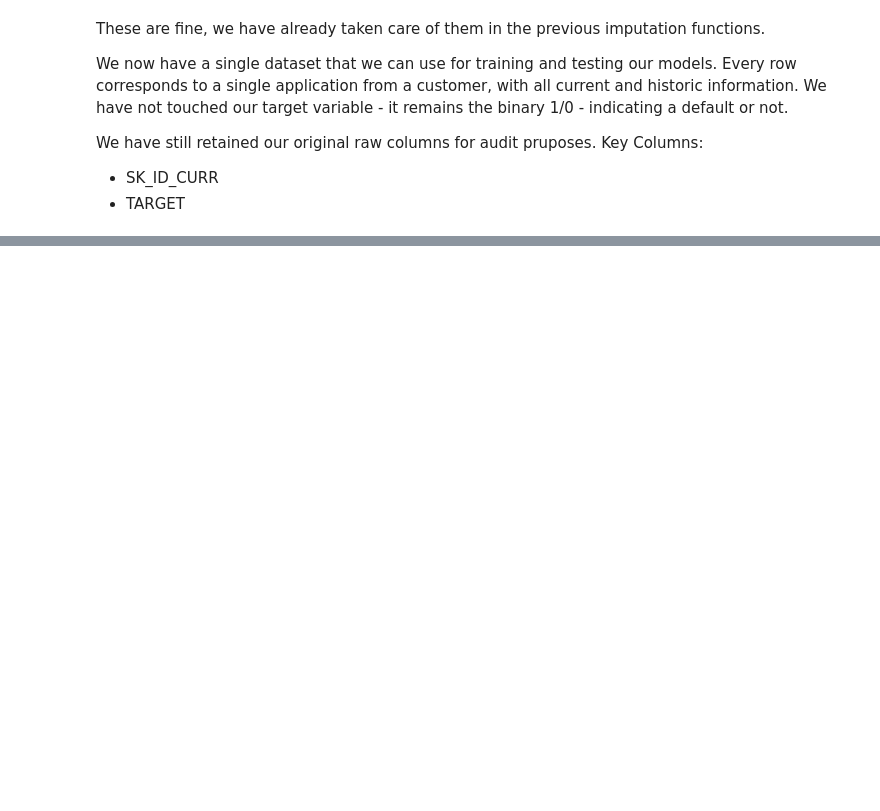
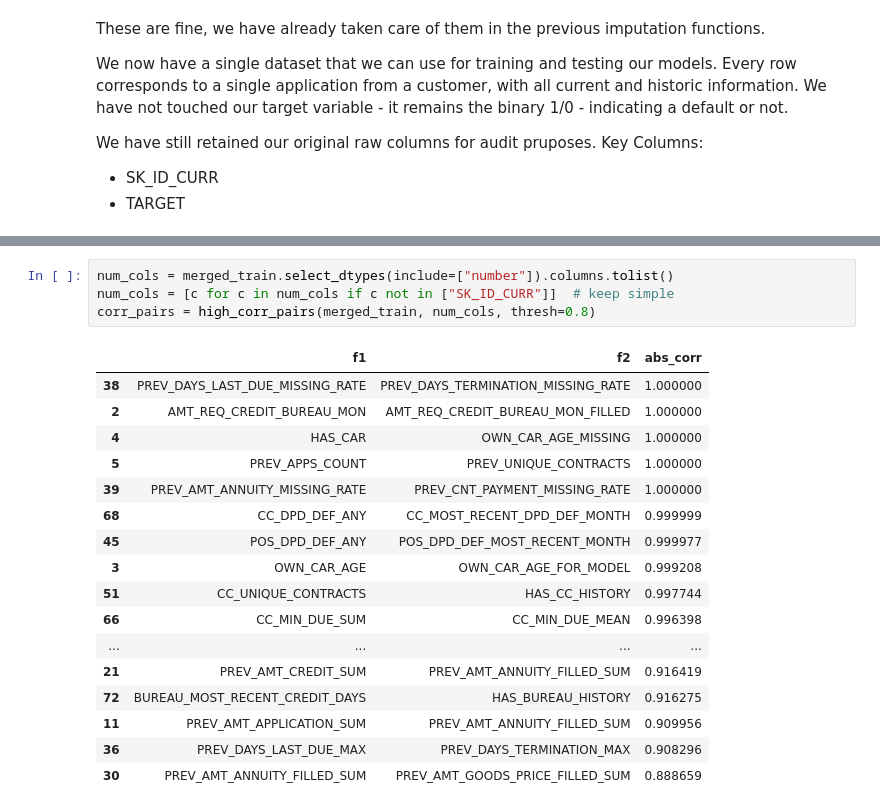
Before and after one commit to RPasch/CreditScoringProject, a Jupyter notebook: Notebooks/data_cleaning.ipynb, the cells around one changed output, grey strips where cells are left out. Drawn from its saved outputs; the diff is of its cells as text; blank space fills up the shorter version.

```diff
--- a/Notebooks/data_cleaning.ipynb
+++ b/Notebooks/data_cleaning.ipynb
@@ -1736,0 +1844,22 @@ merged_test.to_csv("data/wrangled_data/merged_test.csv", index=False)
+# %%
+num_cols = merged_train.select_dtypes(include=["number"]).columns.tolist()
+num_cols = [c for c in num_cols if c not in ["SK_ID_CURR"]]  # keep simple
+corr_pairs = high_corr_pairs(merged_train, num_cols, thresh=0.8)
+# %% [output]
+|  | f1 | f2 | abs_corr |
+| 38 | PREV_DAYS_LAST_DUE_MISSING_RATE | PREV_DAYS_TERMINATION_MISSING_RATE | 1.000000 |
+| 2 | AMT_REQ_CREDIT_BUREAU_MON | AMT_REQ_CREDIT_BUREAU_MON_FILLED | 1.000000 |
+| 4 | HAS_CAR | OWN_CAR_AGE_MISSING | 1.000000 |
+| 5 | PREV_APPS_COUNT | PREV_UNIQUE_CONTRACTS | 1.000000 |
+| 39 | PREV_AMT_ANNUITY_MISSING_RATE | PREV_CNT_PAYMENT_MISSING_RATE | 1.000000 |
+| 68 | CC_DPD_DEF_ANY | CC_MOST_RECENT_DPD_DEF_MONTH | 0.999999 |
+| 45 | POS_DPD_DEF_ANY | POS_DPD_DEF_MOST_RECENT_MONTH | 0.999977 |
+| 3 | OWN_CAR_AGE | OWN_CAR_AGE_FOR_MODEL | 0.999208 |
+| 51 | CC_UNIQUE_CONTRACTS | HAS_CC_HISTORY | 0.997744 |
+| 66 | CC_MIN_DUE_SUM | CC_MIN_DUE_MEAN | 0.996398 |
+| ... | ... | ... | ... |
+| 21 | PREV_AMT_CREDIT_SUM | PREV_AMT_ANNUITY_FILLED_SUM | 0.916419 |
+| 72 | BUREAU_MOST_RECENT_CREDIT_DAYS | HAS_BUREAU_HISTORY | 0.916275 |
+| 11 | PREV_AMT_APPLICATION_SUM | PREV_AMT_ANNUITY_FILLED_SUM | 0.909956 |
+| 36 | PREV_DAYS_LAST_DUE_MAX | PREV_DAYS_TERMINATION_MAX | 0.908296 |
+| 30 | PREV_AMT_ANNUITY_FILLED_SUM | PREV_AMT_GOODS_PRICE_FILLED_SUM | 0.888659 |
```
Also changed, not shown: parts of 26 cells of this notebook, 6 other files.
